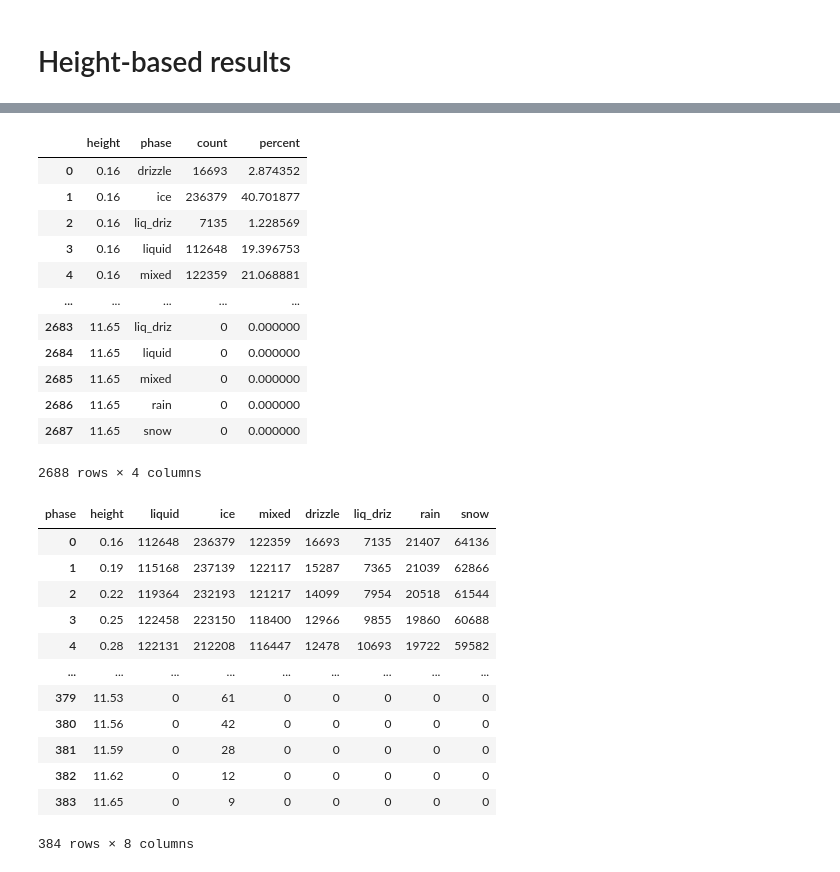
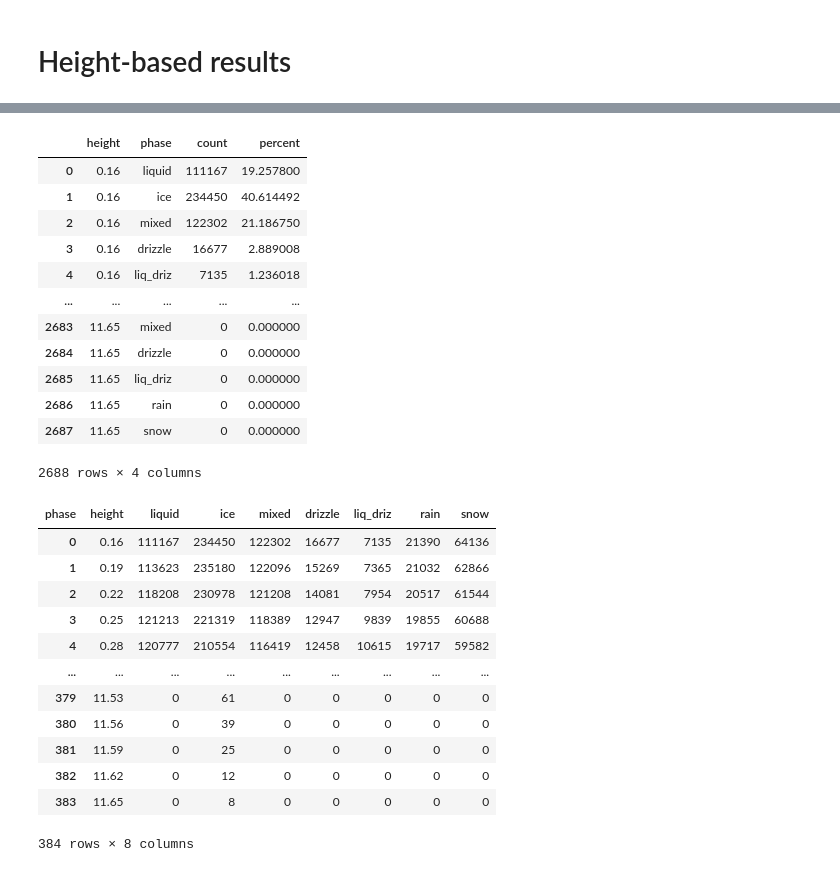
Before and after one commit to maxwelllevin/cloudphase-ml-amt, a Jupyter notebook: src/analysis/height_accuracy.ipynb, the cells around one changed output, grey strips where cells are left out. Drawn from its saved outputs; the diff is of its cells as text; code cells hidden in the pictures.

```diff
--- a/src/analysis/height_accuracy.ipynb
+++ b/src/analysis/height_accuracy.ipynb
@@ -135,0 +135,7 @@ metrics_df
+# %%
+models = ["cnn", "mlp_balanced", "rf_balanced"]
+
+df = pd.read_parquet("./data/parallel_nsa_cloudy_predictions.parquet")[models + ["cloud_phase"]]
+df = df.rename(columns={"mlp_balanced": "mlp", "rf_balanced": "rf"})
+
+df
@@ -136,26 +319,26 @@ metrics_df
 # %%
 counts = (
     df.reset_index()  # type: ignore
-    .groupby(["height", "cloud_phase_mplgr"])
+    .groupby(["height", "cloud_phase"])
     .size()
     .reset_index(name="count")
-    .rename(columns={"cloud_phase_mplgr": "phase"})
+    .rename(columns={"cloud_phase": "phase"})
 )
 counts["percent"] = (
     counts["count"] / counts.groupby("height")["count"].transform("sum") * 100
 )
 counts
 # %% [output]
 |  | height | phase | count | percent |
-| 0 | 0.16 | drizzle | 16693 | 2.874352 |
-| 1 | 0.16 | ice | 236379 | 40.701877 |
-| 2 | 0.16 | liq_driz | 7135 | 1.228569 |
-| 3 | 0.16 | liquid | 112648 | 19.396753 |
-| 4 | 0.16 | mixed | 122359 | 21.068881 |
+| 0 | 0.16 | liquid | 111167 | 19.257800 |
+| 1 | 0.16 | ice | 234450 | 40.614492 |
+| 2 | 0.16 | mixed | 122302 | 21.186750 |
+| 3 | 0.16 | drizzle | 16677 | 2.889008 |
+| 4 | 0.16 | liq_driz | 7135 | 1.236018 |
 | ... | ... | ... | ... | ... |
-| 2683 | 11.65 | liq_driz | 0 | 0.000000 |
-| 2684 | 11.65 | liquid | 0 | 0.000000 |
-| 2685 | 11.65 | mixed | 0 | 0.000000 |
+| 2683 | 11.65 | mixed | 0 | 0.000000 |
+| 2684 | 11.65 | drizzle | 0 | 0.000000 |
+| 2685 | 11.65 | liq_driz | 0 | 0.000000 |
 | 2686 | 11.65 | rain | 0 | 0.000000 |
 | 2687 | 11.65 | snow | 0 | 0.000000 |
 2688 rows × 4 columns
@@ -166,15 +349,15 @@ count_pivot = counts.pivot(index="height", columns="phase", values="count")[
 count_pivot
 # %% [output]
 | phase | height | liquid | ice | mixed | drizzle | liq_driz | rain | snow |
-| 0 | 0.16 | 112648 | 236379 | 122359 | 16693 | 7135 | 21407 | 64136 |
-| 1 | 0.19 | 115168 | 237139 | 122117 | 15287 | 7365 | 21039 | 62866 |
-| 2 | 0.22 | 119364 | 232193 | 121217 | 14099 | 7954 | 20518 | 61544 |
-| 3 | 0.25 | 122458 | 223150 | 118400 | 12966 | 9855 | 19860 | 60688 |
-| 4 | 0.28 | 122131 | 212208 | 116447 | 12478 | 10693 | 19722 | 59582 |
+| 0 | 0.16 | 111167 | 234450 | 122302 | 16677 | 7135 | 21390 | 64136 |
+| 1 | 0.19 | 113623 | 235180 | 122096 | 15269 | 7365 | 21032 | 62866 |
+| 2 | 0.22 | 118208 | 230978 | 121208 | 14081 | 7954 | 20517 | 61544 |
+| 3 | 0.25 | 121213 | 221319 | 118389 | 12947 | 9839 | 19855 | 60688 |
+| 4 | 0.28 | 120777 | 210554 | 116419 | 12458 | 10615 | 19717 | 59582 |
 | ... | ... | ... | ... | ... | ... | ... | ... | ... |
 | 379 | 11.53 | 0 | 61 | 0 | 0 | 0 | 0 | 0 |
-| 380 | 11.56 | 0 | 42 | 0 | 0 | 0 | 0 | 0 |
-| 381 | 11.59 | 0 | 28 | 0 | 0 | 0 | 0 | 0 |
+| 380 | 11.56 | 0 | 39 | 0 | 0 | 0 | 0 | 0 |
+| 381 | 11.59 | 0 | 25 | 0 | 0 | 0 | 0 | 0 |
 | 382 | 11.62 | 0 | 12 | 0 | 0 | 0 | 0 | 0 |
-| 383 | 11.65 | 0 | 9 | 0 | 0 | 0 | 0 | 0 |
+| 383 | 11.65 | 0 | 8 | 0 | 0 | 0 | 0 | 0 |
 384 rows × 8 columns
```
Also changed, not shown: parts of 19 cells of this notebook, 7 other files.
